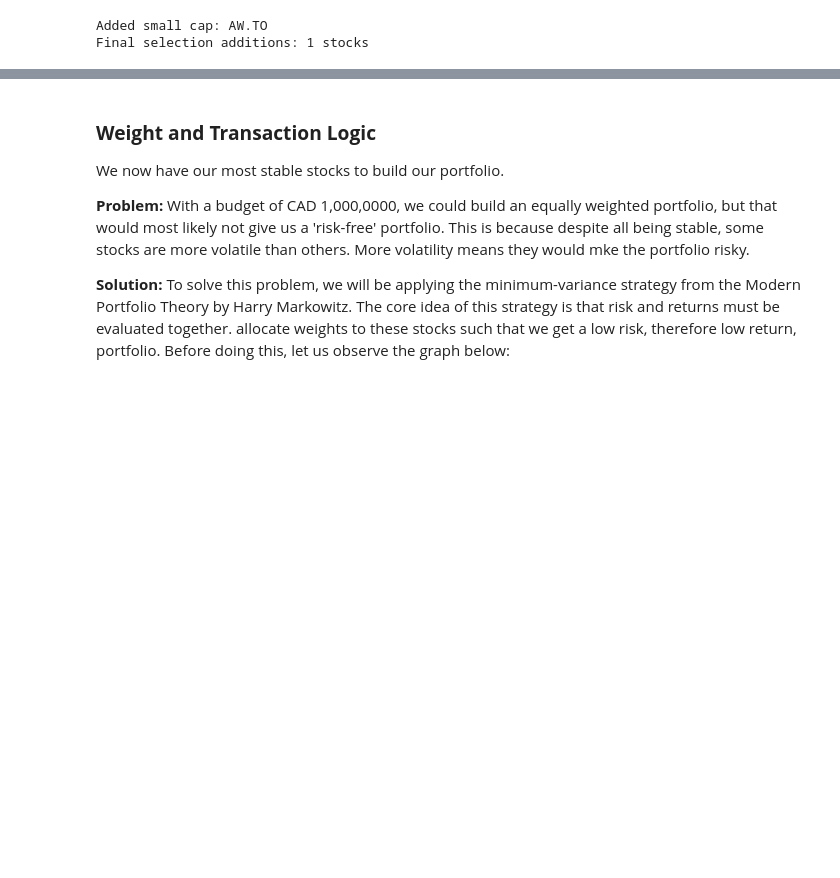
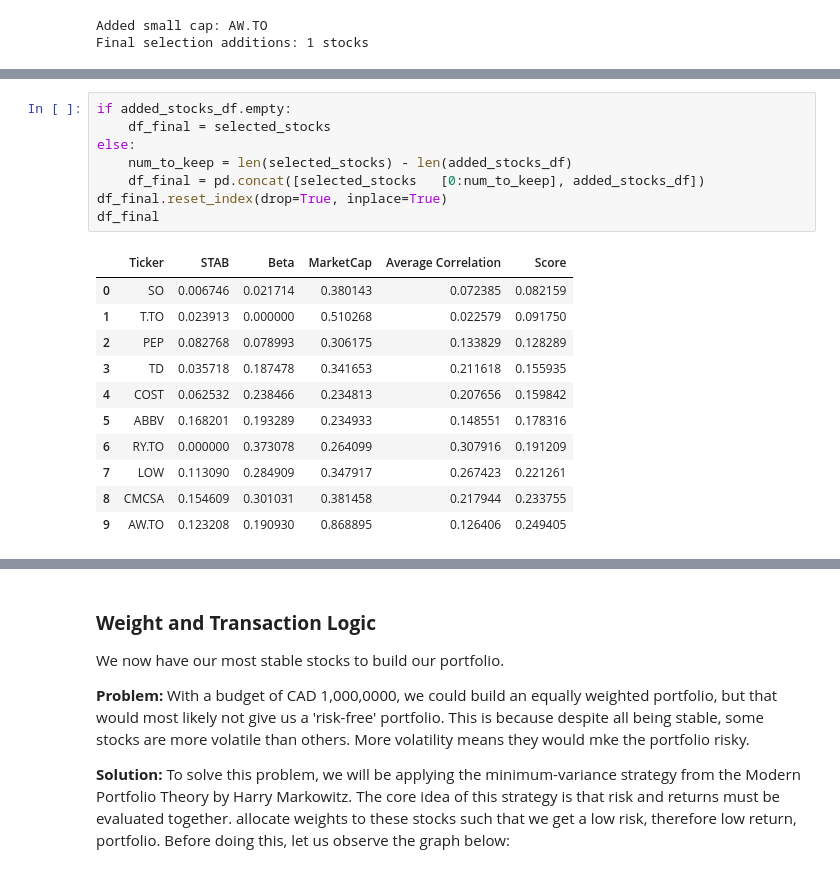
Before and after one commit to jayshah0403/CFM-Group-Project-Risk-Free, a Jupyter notebook: Team_XX_Assignment (2) (3) (5) (5).ipynb, the cells around one changed output, grey strips where cells are left out. Drawn from its saved outputs; the diff is of its cells as text; blank space fills up the shorter version.

```diff
--- a/Team_XX_Assignment (2) (3) (5) (5).ipynb
+++ b/Team_XX_Assignment (2) (3) (5) (5).ipynb
@@ -695,0 +517,20 @@ plt.show()
+# %%
+if added_stocks_df.empty:
+    df_final = selected_stocks
+else:
+    num_to_keep = len(selected_stocks) - len(added_stocks_df)
+    df_final = pd.concat([selected_stocks   [0:num_to_keep], added_stocks_df])
+df_final.reset_index(drop=True, inplace=True)
+df_final
+# %% [output]
+|  | Ticker | STAB | Beta | MarketCap | Average Correlation | Score |
+| 0 | SO | 0.006746 | 0.021714 | 0.380143 | 0.072385 | 0.082159 |
+| 1 | T.TO | 0.023913 | 0.000000 | 0.510268 | 0.022579 | 0.091750 |
+| 2 | PEP | 0.082768 | 0.078993 | 0.306175 | 0.133829 | 0.128289 |
+| 3 | TD | 0.035718 | 0.187478 | 0.341653 | 0.211618 | 0.155935 |
+| 4 | COST | 0.062532 | 0.238466 | 0.234813 | 0.207656 | 0.159842 |
+| 5 | ABBV | 0.168201 | 0.193289 | 0.234933 | 0.148551 | 0.178316 |
+| 6 | RY.TO | 0.000000 | 0.373078 | 0.264099 | 0.307916 | 0.191209 |
+| 7 | LOW | 0.113090 | 0.284909 | 0.347917 | 0.267423 | 0.221261 |
+| 8 | CMCSA | 0.154609 | 0.301031 | 0.381458 | 0.217944 | 0.233755 |
+| 9 | AW.TO | 0.123208 | 0.190930 | 0.868895 | 0.126406 | 0.249405 |
```
Also changed, not shown: parts of 20 cells of this notebook.
